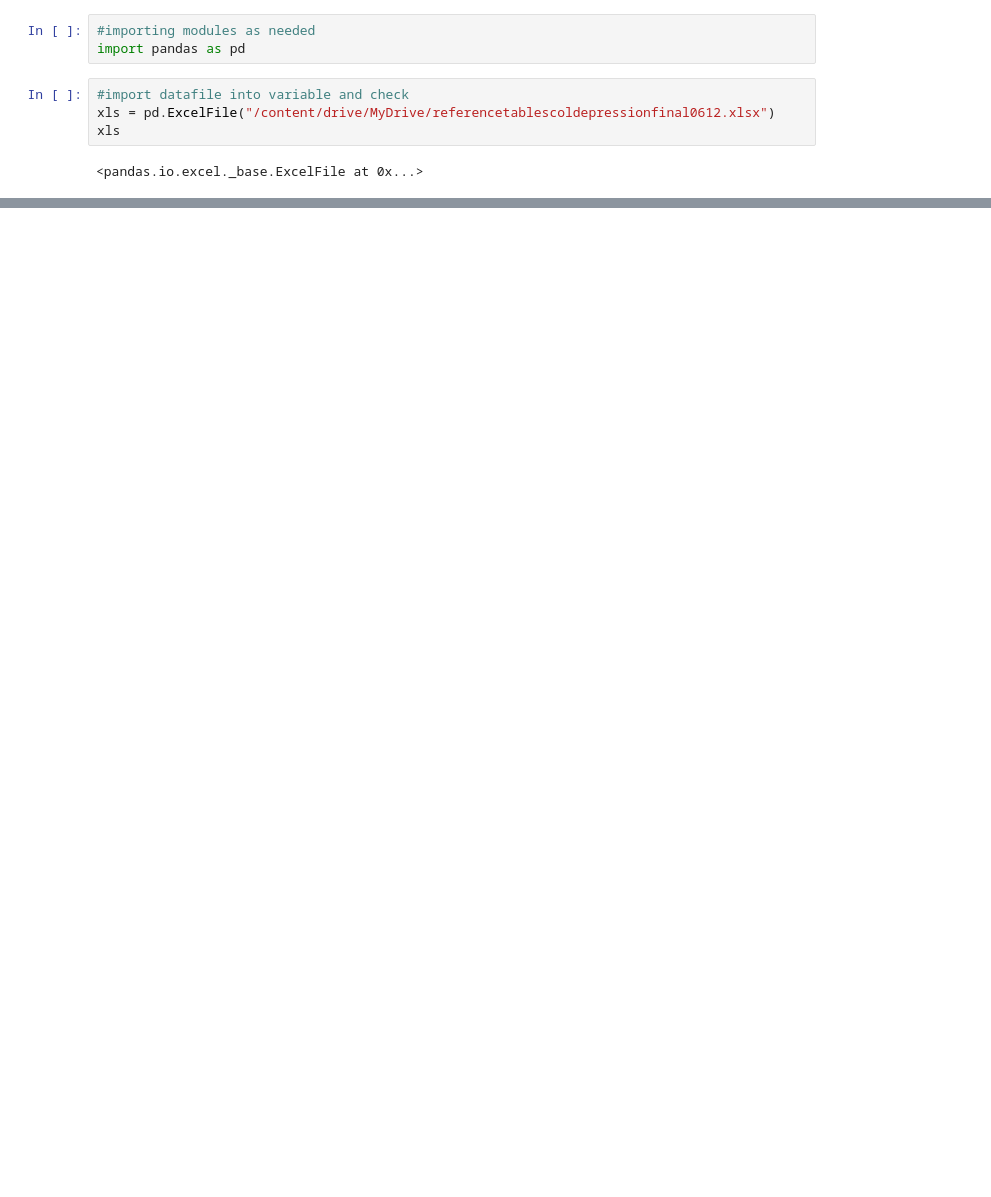
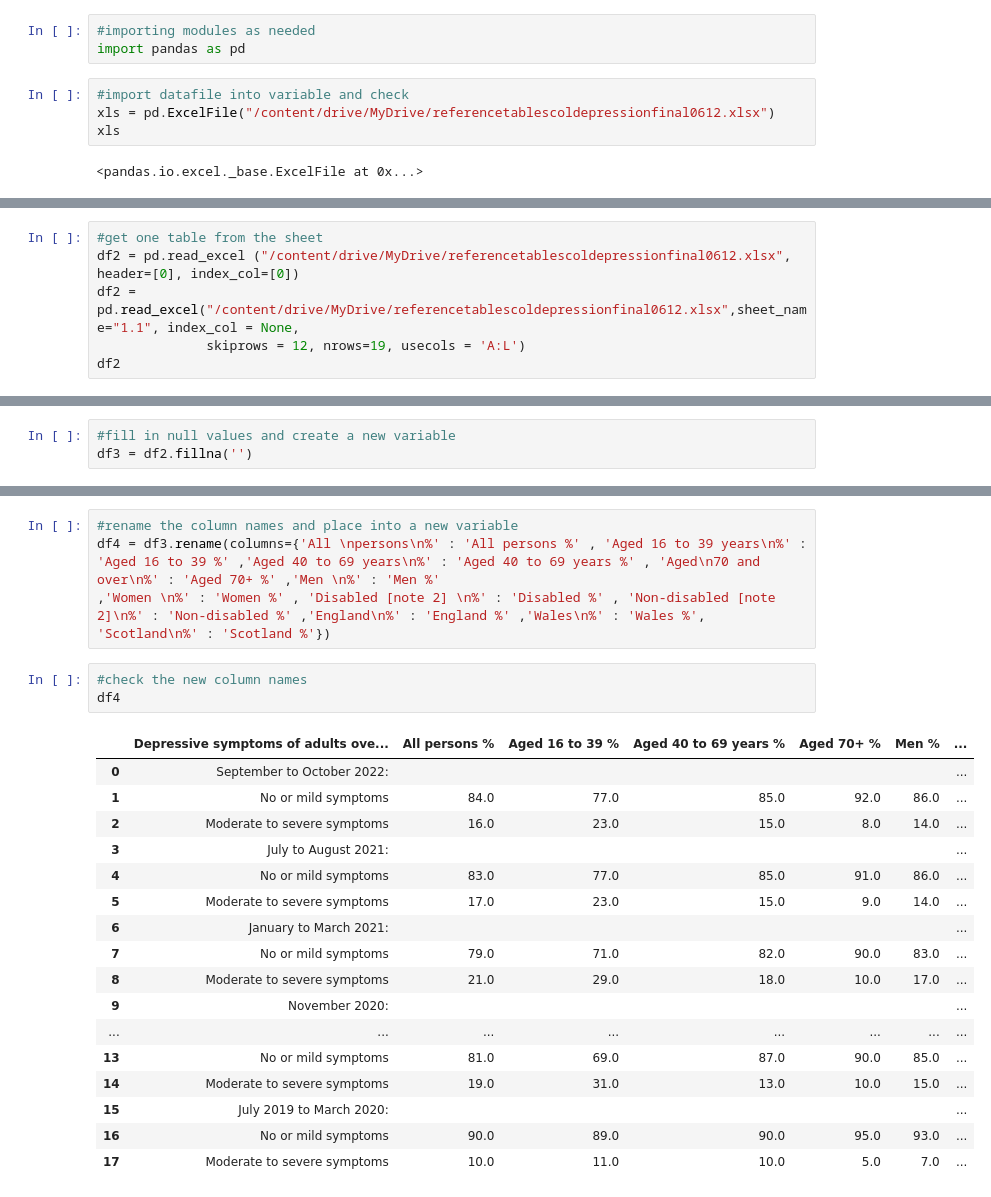
Before and after one commit to NabilahYK/PROGRAMMING-EXAM2, a Jupyter notebook: ProgrammingExam2.ipynb, the cells around one changed output, grey strips where cells are left out. Saved outputs shown, nothing was run; the diff lists cells and outputs as text; blank space fills up the shorter version.

```diff
--- a/ProgrammingExam2.ipynb
+++ b/ProgrammingExam2.ipynb
@@ -16,0 +65,6 @@ xls
+# %%
+#get one table from the sheet
+df2 = pd.read_excel ("/content/drive/MyDrive/referencetablescoldepressionfinal0612.xlsx", header=[0], index_col=[0])
+df2 = pd.read_excel("/content/drive/MyDrive/referencetablescoldepressionfinal0612.xlsx",sheet_name="1.1", index_col = None,
+              skiprows = 12, nrows=19, usecols = 'A:L')
+df2
@@ -16,0 +176,3 @@ xls
+# %%
+#fill in null values and create a new variable
+df3 = df2.fillna('')
@@ -16,0 +200,25 @@ xls
+# %%
+#rename the column names and place into a new variable
+df4 = df3.rename(columns={'All \npersons\n%' : 'All persons %' , 'Aged 16 to 39 years\n%' : 'Aged 16 to 39 %' ,'Aged 40 to 69 years\n%' : 'Aged 40 to 69 years %' , 'Aged\n70 and over\n%' : 'Aged 70+ %' ,'Men \n%' : 'Men %'
+,'Women \n%' : 'Women %' , 'Disabled [note 2] \n%' : 'Disabled %' , 'Non-disabled [note 2]\n%' : 'Non-disabled %' ,'England\n%' : 'England %' ,'Wales\n%' : 'Wales %', 'Scotland\n%' : 'Scotland %'})
+# %%
+#check the new column names
+df4
+# %% [output]
+|  | Depressive symptoms of adults ove... | All persons % | Aged 16 to 39 % | Aged 40 to 69 years % | Aged 70+ % | Men % | ... |
+| 0 | September to October 2022: |  |  |  |  |  | ... |
+| 1 | No or mild symptoms | 84.0 | 77.0 | 85.0 | 92.0 | 86.0 | ... |
+| 2 | Moderate to severe symptoms | 16.0 | 23.0 | 15.0 | 8.0 | 14.0 | ... |
+| 3 | July to August 2021: |  |  |  |  |  | ... |
+| 4 | No or mild symptoms | 83.0 | 77.0 | 85.0 | 91.0 | 86.0 | ... |
+| 5 | Moderate to severe symptoms | 17.0 | 23.0 | 15.0 | 9.0 | 14.0 | ... |
+| 6 | January to March 2021: |  |  |  |  |  | ... |
+| 7 | No or mild symptoms | 79.0 | 71.0 | 82.0 | 90.0 | 83.0 | ... |
+| 8 | Moderate to severe symptoms | 21.0 | 29.0 | 18.0 | 10.0 | 17.0 | ... |
+| 9 | November 2020: |  |  |  |  |  | ... |
+| ... | ... | ... | ... | ... | ... | ... | ... |
+| 13 | No or mild symptoms | 81.0 | 69.0 | 87.0 | 90.0 | 85.0 | ... |
+| 14 | Moderate to severe symptoms | 19.0 | 31.0 | 13.0 | 10.0 | 15.0 | ... |
+| 15 | July 2019 to March 2020: |  |  |  |  |  | ... |
+| 16 | No or mild symptoms | 90.0 | 89.0 | 90.0 | 95.0 | 93.0 | ... |
+| 17 | Moderate to severe symptoms | 10.0 | 11.0 | 10.0 | 5.0 | 7.0 | ... |
```
Also changed, not shown: parts of 16 cells of this notebook.
